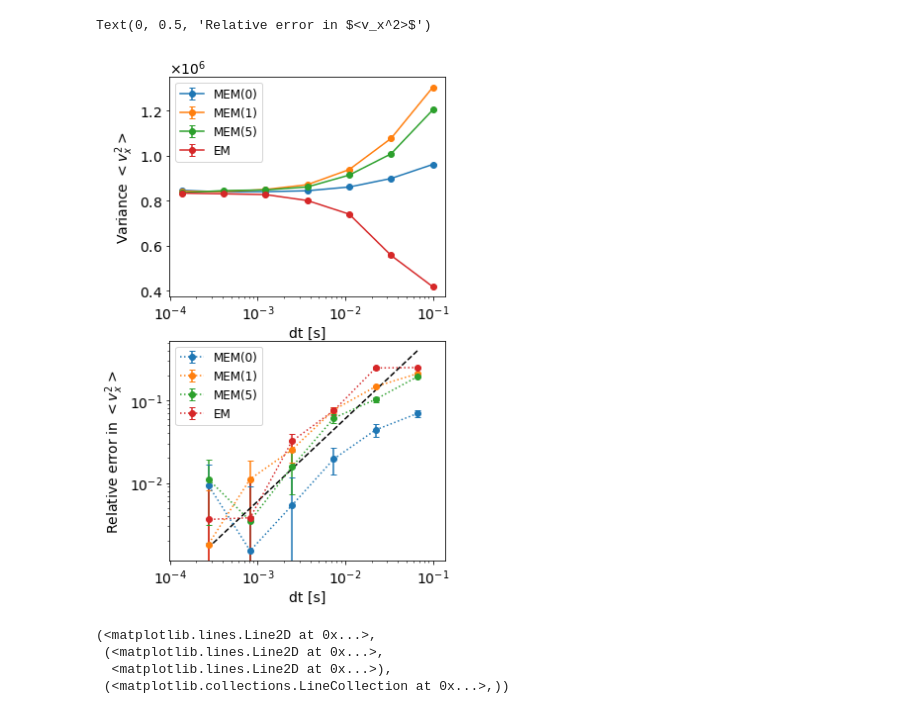
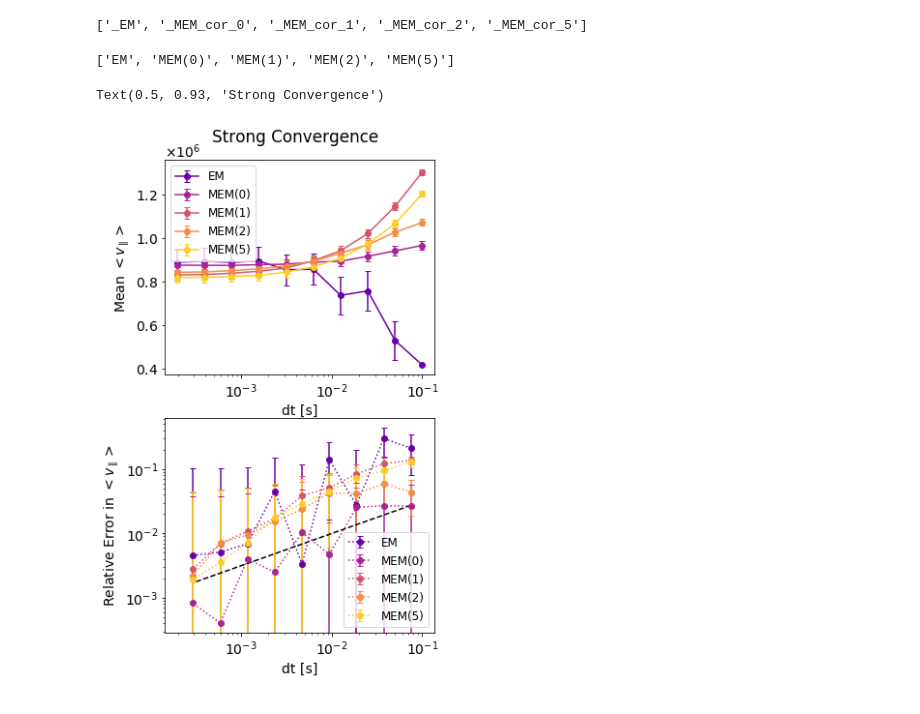
Before and after one commit to lauraxinzhang/CoulombCollisions, a Jupyter notebook: plot_output.ipynb, the cells around one changed output. Saved outputs shown, nothing was run; the diff lists cells and outputs as text; code cells hidden in the pictures.

Commit message:
automated output plotting for convergence tests

```diff
--- a/plot_output.ipynb
+++ b/plot_output.ipynb
@@ -42,3 +41,14 @@ def diffAnderr(ave, err):
 
 def power(x, c):
     return c * (x**1)
+# %%
+dirIn = 'output/base2/small/'
+dirOut = 'figures/'
+cors = ['0', '1', '2', '5']
+mems = ['_MEM_cor_' + cor for cor in cors]
+methods = ['_EM'] + mems
+print(methods)
+convType = 's'
+mom = '1'
+# %% [output]
+['_EM', '_MEM_cor_0', '_MEM_cor_1', '_MEM_cor_2', '_MEM_cor_5']
@@ -45,3 +71,12 @@ def power(x, c):
+# %%
+dts, aves, errs, labs = Parse(dirIn, methods, convType, mom)
+labs
+# %% [output]
+['EM', 'MEM(0)', 'MEM(1)', 'MEM(2)', 'MEM(5)']
+# %%
+vcomp =0
+truns = [None, None, None, None, None]
+colors = pylab.cm.plasma(np.linspace(0.2,0.9, len(methods)))
 # %%
 fig= plt.figure()
 updateGlobal(14)
@@ -51,60 +86,42 @@ fig.set_size_inches(5, 9)
 ax1 = fig.add_subplot(211)
 plt.ticklabel_format(axis = 'y', style = 'sci', scilimits=(0, 0), useMathText=True)
 ax2 = fig.add_subplot(212, sharex = ax1)
 plt.ticklabel_format(axis = 'y', style = 'sci', scilimits=(0, 0), useMathText=True)
 
-# fig, [ax1, ax2] = plt.subplots(2, 1)
 
+for dt, ave, err, lab, truncate, c in zip(dts, aves, errs, labs, truns, colors):
 
-for dt, ave, err, lab, truncate, c in zip([dt_MEM_0, dt_MEM_1, dt_MEM_5, dt_EM],
-                         [ave_MEM_0, ave_MEM_1, ave_MEM_5, ave_EM],
-                         [err_MEM_0, err_MEM_1, err_MEM_5, err_EM],
-                         ['MEM(0)', 'MEM(1)', 'MEM(5)', 'EM'],
-                                       [-3, -3, -2, -3],
-                                      ['C0', 'C1', 'C2', 'C3']):
-# for dt, ave, err, lab, truncate, c in zip([dt_MEM_0, dt_MEM_5, dt_EM],
-#                          [ave_MEM_0, ave_MEM_5, ave_EM],
-#                          [err_MEM_0, err_MEM_5, err_EM],
-#                          ['MEM(0)', 'MEM(5)', 'EM'],
-#                                        [-2, -1, -2],
-#                                       ['C0', 'C1', 'C2']):
     ax1.errorbar(dt[:truncate], ave[:truncate, vcomp], err[:truncate, vcomp],
                  color = c, marker = 'o', capsize = 3,label = lab)
     diff_ave, diff_err = diffAnderr(ave, err)
-#     ax2.plot(dt_EM[:-1], diff_ave[:, vcomp])
     t_mid = 0.5 * (dt[:-1] + dt[1:])
 
     # A power fit
     popt, pcov = curve_fit(power, t_mid[:truncate], diff_ave[:truncate, vcomp],
                            sigma=diff_err[:truncate, vcomp], absolute_sigma=True,
                           )
     perr = np.sqrt(np.diag(pcov))
-#     print(popt[1], perr[1])
     # plot fit and data
 #     ax2.plot(t_mid[:truncate], power(t_mid[:truncate], *popt), '-', color = c)
-#     lab = lab+'$alpha={}$'.format(popt[1])
     ebar = ax2.errorbar(t_mid[:truncate], diff_ave[:truncate, vcomp],
                  diff_err[:truncate, vcomp],
                  color = c, fmt = 'o:', capsize = 3, label = lab)
-
-ax2.plot(t_mid[:truncate], 6*t_mid[:truncate], 'k--')
+# Reference line:
+if convType == 'w':
+    ax2.plot(t_mid[:truncate], 6*t_mid[:truncate], 'k--')
+else:
+    ax2.plot(t_mid[:truncate], 0.1 * t_mid[:truncate]**0.5, 'k--')
 for ax in [ax1, ax2]:
     ax.set_xscale('log')
     ax.set_xlabel('dt [s]')
     ax.legend()
 
-ax1.set_ylabel('Variance $<v_x^2>$')
+ax1.set_ylabel(name + ' ' + symbol)
 
 ax2.set_yscale('log')
-ax2.set_ylabel('Relative error in $<v_x^2>$')
-# fig.savefig('./figures/weakConv_x.pdf', bbox_inches = "tight")
+ax2.set_ylabel('Relative Error in ' + symbol)
+plt.suptitle(title, y = 0.93)
+# fig.savefig(fname, bbox_inches = "tight")
 # %% [output]
-Text(0, 0.5, 'Relative error in $<v_x^2>$')
+Text(0.5, 0.93, 'Strong Convergence')
-[figure, old version]
+[figure, new version]
-# %%
-line
-# %% [output]
-(<matplotlib.lines.Line2D at 0x...>,
- (<matplotlib.lines.Line2D at 0x...>,
-  <matplotlib.lines.Line2D at 0x...>),
- (<matplotlib.collections.LineCollection at 0x...>,))
```
Also changed, not shown: parts of 11 cells of this notebook, 2 other files.
